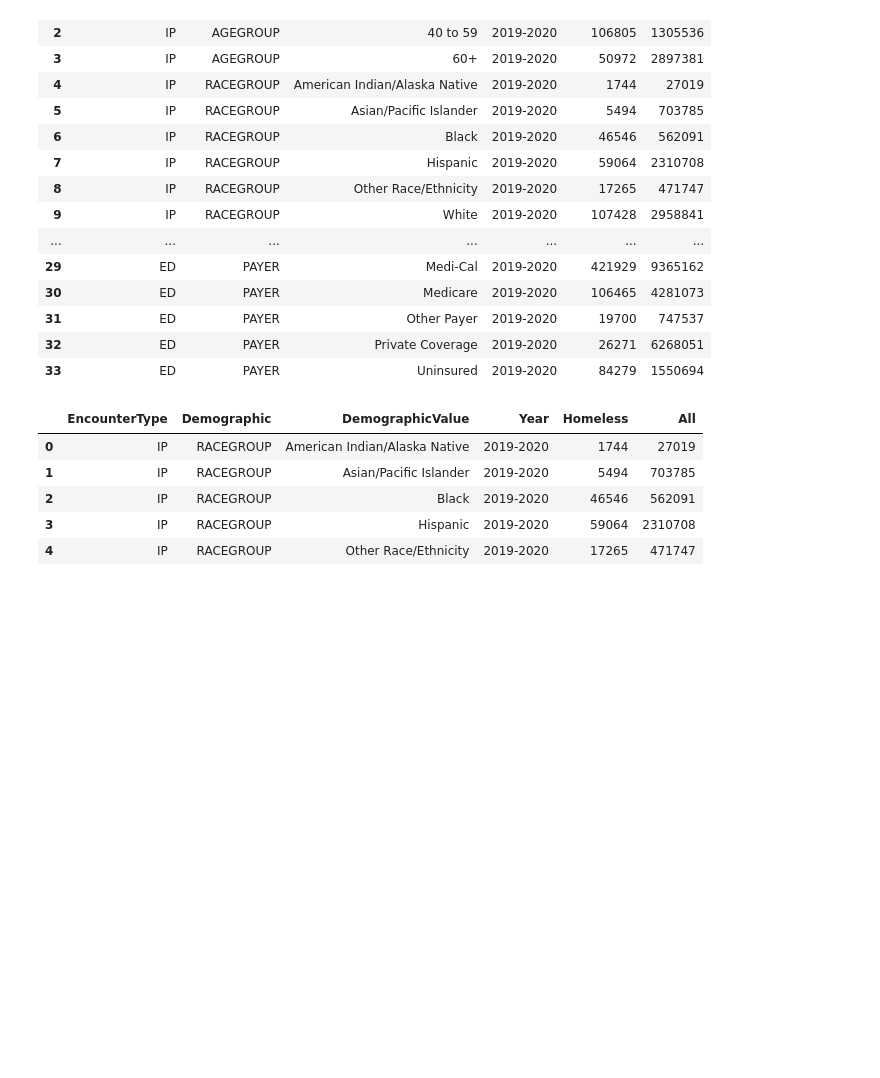
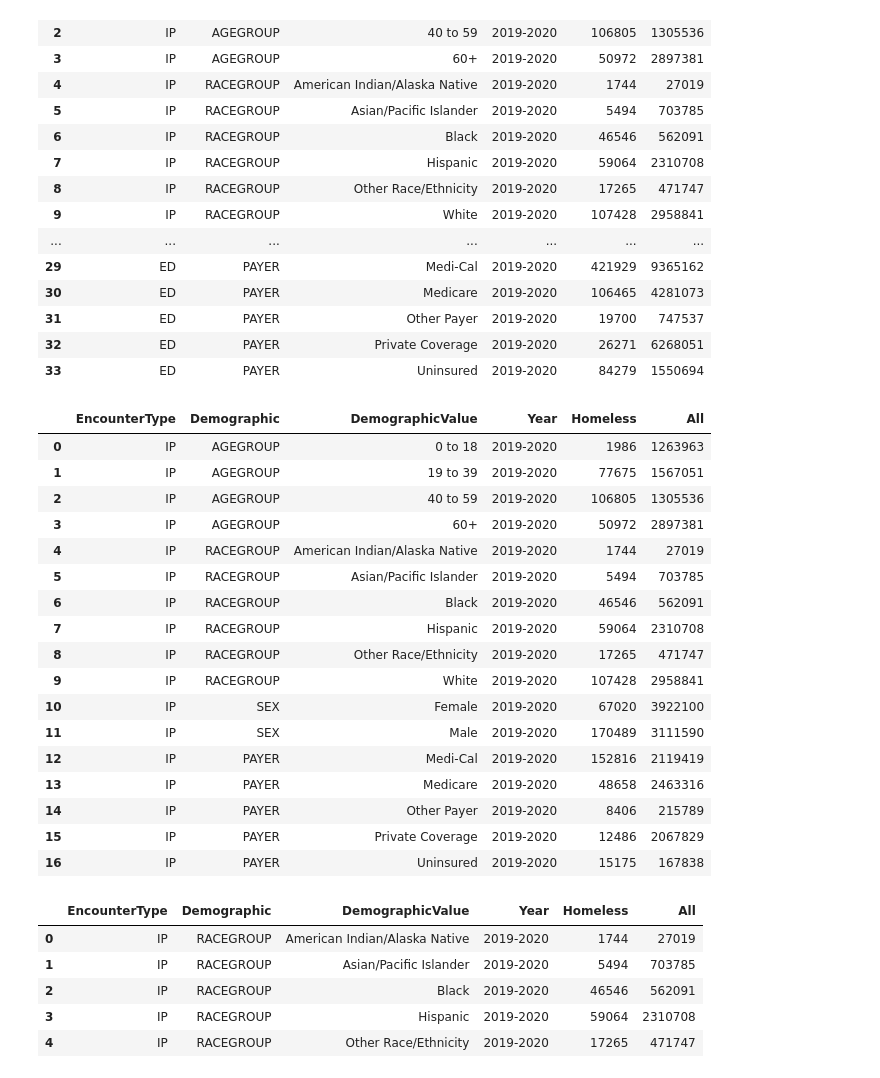
Before and after one commit to JoshPatNava/Homeless_In_Hospital, a Jupyter notebook: Homeless_Hospitlization.ipynb, the cells around one changed output. Drawn from its saved outputs; the diff is of its cells as text; code cells hidden in the pictures; blank space fills up the shorter version.

```diff
--- a/Homeless_Hospitlization.ipynb
+++ b/Homeless_Hospitlization.ipynb
@@ -71,4 +71,30 @@ hospital_homeless
 | 31 | ED | PAYER | Other Payer | 2019-2020 | 19700 | 747537 |
 | 32 | ED | PAYER | Private Coverage | 2019-2020 | 26271 | 6268051 |
 | 33 | ED | PAYER | Uninsured | 2019-2020 | 84279 | 1550694 |
+# %%
+# Only focus on the IP encounters
+ip = (hospital_homeless['EncounterType'] == 'IP')
+# Boolean Mask
+hospital_homeless = hospital_homeless[ip]
+
+hospital_homeless
+# %% [output]
+|  | EncounterType | Demographic | DemographicValue | Year | Homeless | All |
+| 0 | IP | AGEGROUP | 0 to 18 | 2019-2020 | 1986 | 1263963 |
+| 1 | IP | AGEGROUP | 19 to 39 | 2019-2020 | 77675 | 1567051 |
+| 2 | IP | AGEGROUP | 40 to 59 | 2019-2020 | 106805 | 1305536 |
+| 3 | IP | AGEGROUP | 60+ | 2019-2020 | 50972 | 2897381 |
+| 4 | IP | RACEGROUP | American Indian/Alaska Native | 2019-2020 | 1744 | 27019 |
+| 5 | IP | RACEGROUP | Asian/Pacific Islander | 2019-2020 | 5494 | 703785 |
+| 6 | IP | RACEGROUP | Black | 2019-2020 | 46546 | 562091 |
+| 7 | IP | RACEGROUP | Hispanic | 2019-2020 | 59064 | 2310708 |
+| 8 | IP | RACEGROUP | Other Race/Ethnicity | 2019-2020 | 17265 | 471747 |
+| 9 | IP | RACEGROUP | White | 2019-2020 | 107428 | 2958841 |
+| 10 | IP | SEX | Female | 2019-2020 | 67020 | 3922100 |
+| 11 | IP | SEX | Male | 2019-2020 | 170489 | 3111590 |
+| 12 | IP | PAYER | Medi-Cal | 2019-2020 | 152816 | 2119419 |
+| 13 | IP | PAYER | Medicare | 2019-2020 | 48658 | 2463316 |
+| 14 | IP | PAYER | Other Payer | 2019-2020 | 8406 | 215789 |
+| 15 | IP | PAYER | Private Coverage | 2019-2020 | 12486 | 2067829 |
+| 16 | IP | PAYER | Uninsured | 2019-2020 | 15175 | 167838 |
 # %%
```
Also changed, not shown: parts of 10 cells of this notebook.
